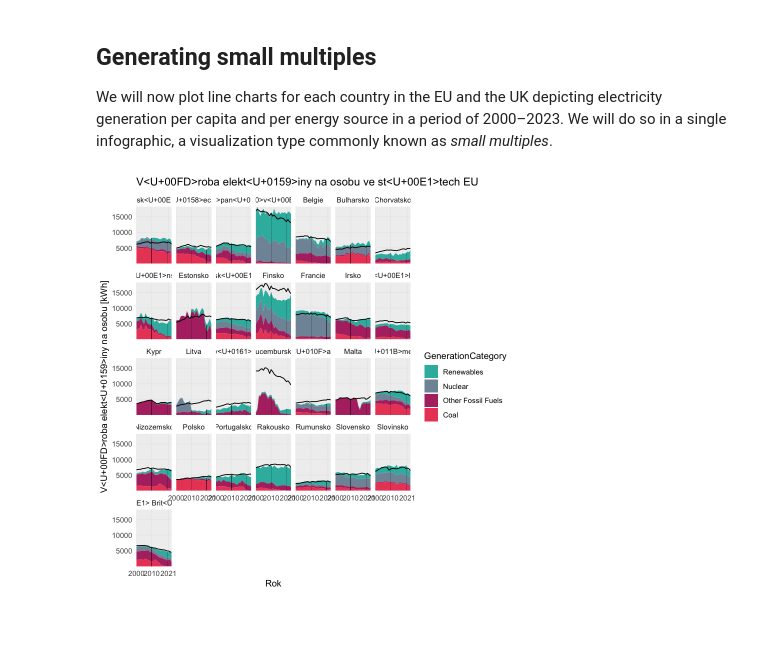
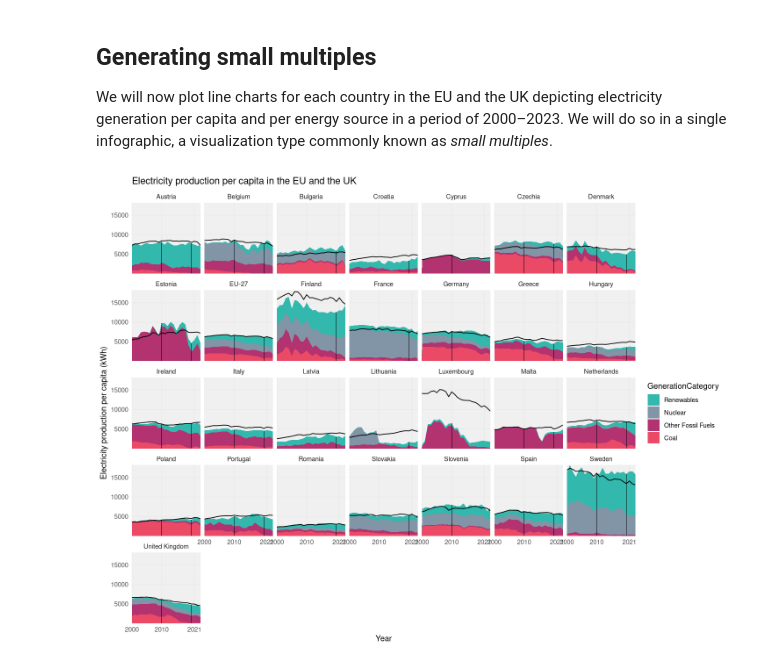
Before and after one commit to faktaoklimatu/data-analysis, a Jupyter notebook: notebooks/per-capita-electricity-generation-eu.ipynb, the cells around one changed output. Drawn from its saved outputs; the diff is of its cells as text; code cells hidden in the pictures; blank space fills up the shorter version.

```diff
--- a/notebooks/per-capita-electricity-generation-eu.ipynb
+++ b/notebooks/per-capita-electricity-generation-eu.ipynb
@@ -184,0 +191,18 @@ A grouped_df: 6 x 6
+# %%
+# Append the total to the existing dataframe.
+electricity_population_eu28_incl_eu27_total <- electricity_population_eu28 |>
+  rbind(electricity_population_eu27_total) |>
+  # Select only columns relevant for our analysis.
+  select(!c(ValueTWh, PopulationMn)) |>
+  # Add a column with country names in Czech.
+  mutate(
+    CountryNameCs = countrycode::countrycode(
+      CountryCode,
+      origin = "iso3c",
+      destination = "cldr.name.cs",
+      custom_match = c("EU27" = "Evropská unie")
+    ),
+    .after = CountryNameEn
+  )
+
+head(electricity_population_eu28_incl_eu27_total)
@@ -209,22 +222,0 @@ ggplot(filter(electricity_population_eu28_incl_eu27_total, GenerationCategory !=
-# %%
-# Generate a chart with Czech annotations.
-ggplot(filter(electricity_population_eu28_incl_eu27_total, GenerationCategory != "Demand"), aes(x = Year, y = ValuekWhPerCapita)) +
-  geom_area(aes(fill = GenerationCategory)) +
-  facet_wrap(vars(Country_cs), nrow = 5, ncol = 7) +
-  scale_fill_manual(values = c('Coal' = '#eb4a66',
-                               'Other Fossil Fuels' = '#b33370',
-                               'Nuclear' = '#8195a6',
-                               'Renewables' = '#33b8ad')) +
-  geom_line(data = filter(electricity_population_eu28_incl_eu27_total, GenerationCategory == "Demand")) +
-  theme_minimal() +
-  theme(panel.grid.minor = element_blank(),
-        panel.background = element_rect(fill = "#f0f0f0", color = "#f0f0f0")) +
-  geom_col(data = filter(electricity_population_eu28_incl_eu27_total, Year %in% c("2010", "2020"), GenerationCategory != "Demand"), aes(x = Year, y = ValuekWhPerCapita),
-           width = 0.1, fill = "black") +
-  scale_x_continuous(breaks = c(2000, 2010, 2021), expand = c(0,0)) +
-  scale_y_continuous(breaks = c(5000, 10000, 15000), expand = c(0,0)) +
-  labs(x = "Rok",
-       y = "Výroba elektřiny na osobu [kWh]",
-       title = "Výroba elektřiny na osobu ve státech EU")
-# %% [output]
-[figure, removed]
@@ -233,0 +223,39 @@ ggsave("per-capita-electricity-eu.svg", width = 26.7, height = 16.7)
+# %%
+options(repr.plot.width = 12, repr.plot.height = 9)
+
+# Generate a chart with English annotations.
+electricity_population_eu28_incl_eu27_total |>
+  filter(GenerationCategory != "Demand") |>
+  ggplot(aes(x = Year, y = ValuekWhPerCapita)) +
+  geom_area(aes(fill = GenerationCategory)) +
+  geom_line(
+    data = filter(electricity_population_eu28_incl_eu27_total, GenerationCategory == "Demand")
+  ) +
+  geom_col(
+    data = ~ filter(.x, Year %in% c(2010, 2020)),
+    width = 0.1,
+    fill = "black"
+  ) +
+  scale_fill_source_category() +
+  scale_x_continuous(
+    "Year",
+    breaks = c(2000, 2010, 2021),
+    expand = c(0, 0)
+  ) +
+  scale_y_continuous(
+    "Electricity production per capita (kWh)",
+    breaks = c(5000, 10000, 15000),
+    expand = c(0, 0)
+  ) +
+  ggtitle("Electricity production per capita in the EU and the UK") +
+  facet_wrap(vars(CountryNameEn), ncol = 7) +
+  theme_minimal() +
+  theme(
+    panel.grid.minor = element_blank(),
+    panel.background = element_rect(fill = "#f0f0f0", color = "#f0f0f0")
+  )
+
+# Save plot in an svg file.
+ggsave("../outputs/per-capita-electricity-eu-en.svg", width = 26.7, height = 16.7)
+# %% [output]
+[figure, added]
```
Also changed, not shown: parts of 16 cells of this notebook.
